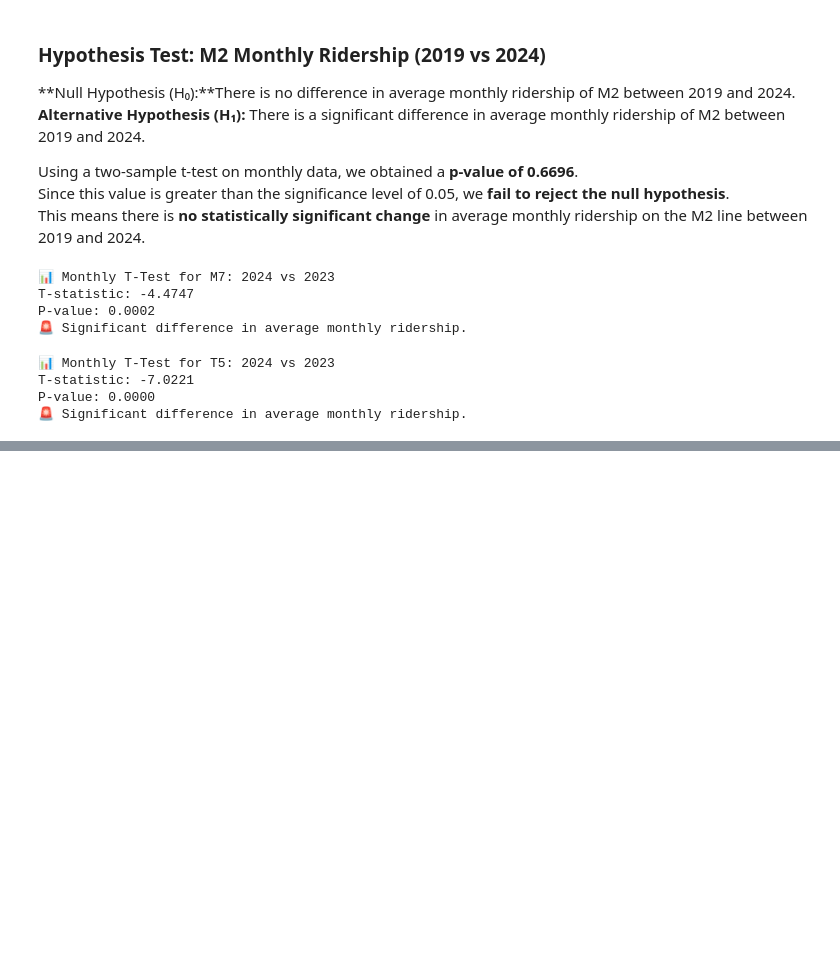
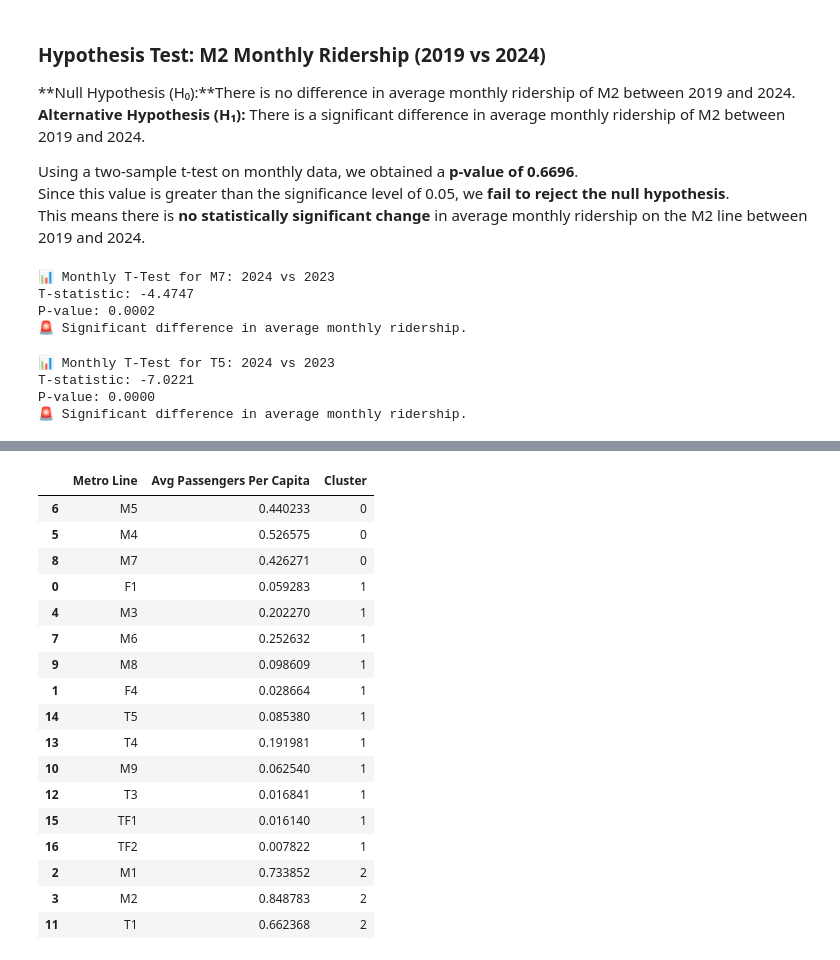
Before and after one commit to ardaadisen/DSA210-Data-Science-Project, a Jupyter notebook: repo/notebooks/metro_analysis.ipynb, the cells around one changed output, grey strips where cells are left out. Drawn from its saved outputs; the diff is of its cells as text; code cells hidden in the pictures; blank space fills up the shorter version.

```diff
--- a/repo/notebooks/metro_analysis.ipynb
+++ b/repo/notebooks/metro_analysis.ipynb
@@ -126,0 +266,22 @@ P-value: 0.0000
+# %%
+# Return the clustered dataframe for reference
+df_cluster.sort_values("Cluster")
+# %% [output]
+|  | Metro Line | Avg Passengers Per Capita | Cluster |
+| 6 | M5 | 0.440233 | 0 |
+| 5 | M4 | 0.526575 | 0 |
+| 8 | M7 | 0.426271 | 0 |
+| 0 | F1 | 0.059283 | 1 |
+| 4 | M3 | 0.202270 | 1 |
+| 7 | M6 | 0.252632 | 1 |
+| 9 | M8 | 0.098609 | 1 |
+| 1 | F4 | 0.028664 | 1 |
+| 14 | T5 | 0.085380 | 1 |
+| 13 | T4 | 0.191981 | 1 |
+| 10 | M9 | 0.062540 | 1 |
+| 12 | T3 | 0.016841 | 1 |
+| 15 | TF1 | 0.016140 | 1 |
+| 16 | TF2 | 0.007822 | 1 |
+| 2 | M1 | 0.733852 | 2 |
+| 3 | M2 | 0.848783 | 2 |
+| 11 | T1 | 0.662368 | 2 |
```
Also changed, not shown: parts of 14 cells of this notebook.
